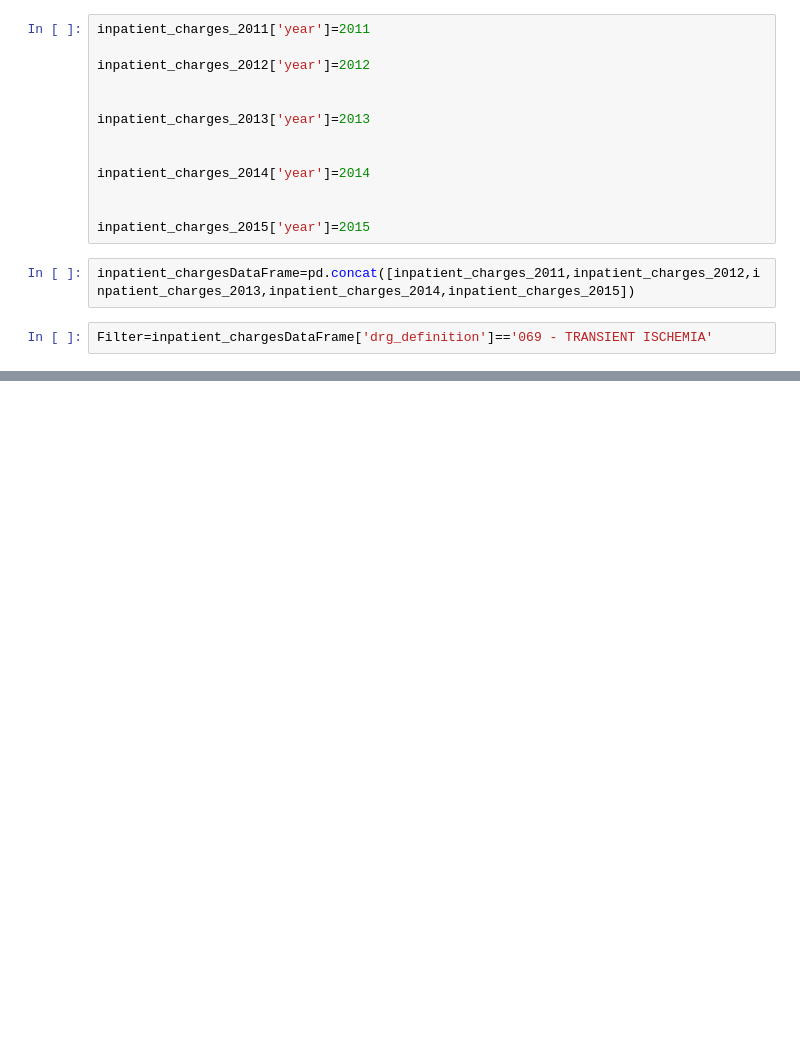
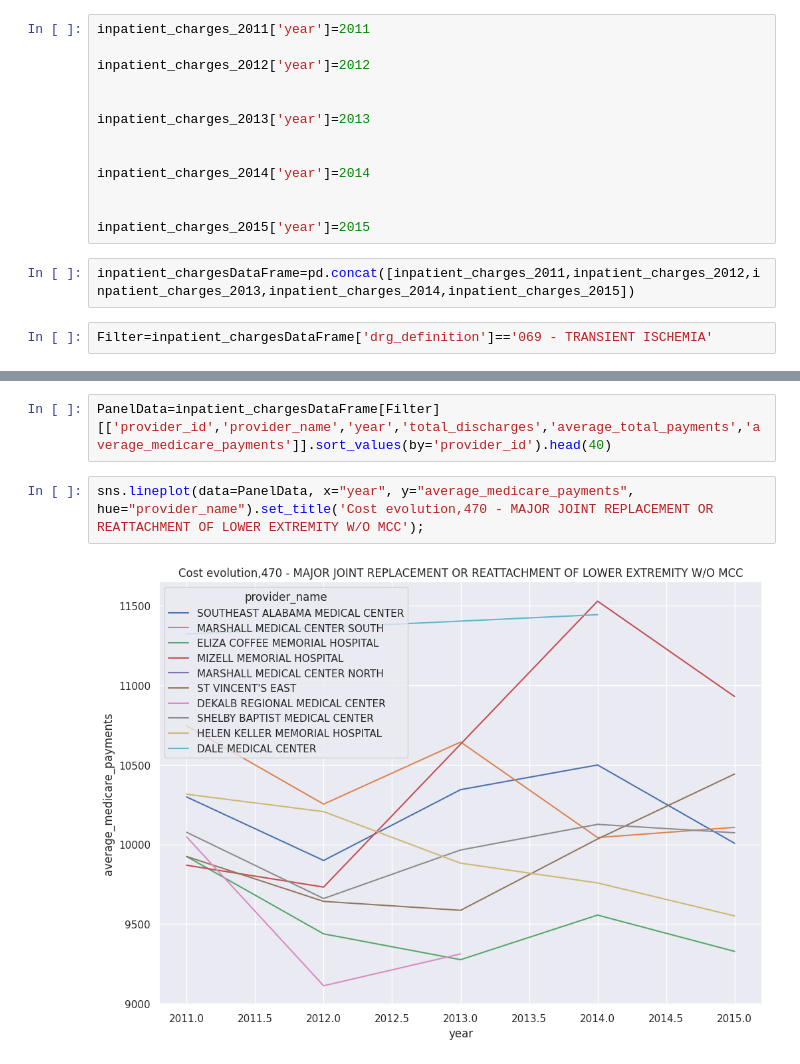
Before and after one commit to thousandoaks/AnalyticsUtilizationManagement, a Jupyter notebook: labs/Medicare_Empirical_DataSets.ipynb, the cells around one changed output, grey strips where cells are left out. Cells and saved outputs as stored; diff of their text form; blank space fills up the shorter version.

```diff
--- a/labs/Medicare_Empirical_DataSets.ipynb
+++ b/labs/Medicare_Empirical_DataSets.ipynb
@@ -153,0 +184,6 @@ sns.lineplot(data=PanelData, x="year", y="total_discharges", hue="provider_name"
+# %%
+PanelData=inpatient_chargesDataFrame[Filter][['provider_id','provider_name','year','total_discharges','average_total_payments','average_medicare_payments']].sort_values(by='provider_id').head(40)
+# %%
+sns.lineplot(data=PanelData, x="year", y="average_medicare_payments", hue="provider_name").set_title('Cost evolution,470 - MAJOR JOINT REPLACEMENT OR REATTACHMENT OF LOWER EXTREMITY W/O MCC');
+# %% [output]
+[figure, added]
```
Also changed, not shown: parts of 14 cells of this notebook.
